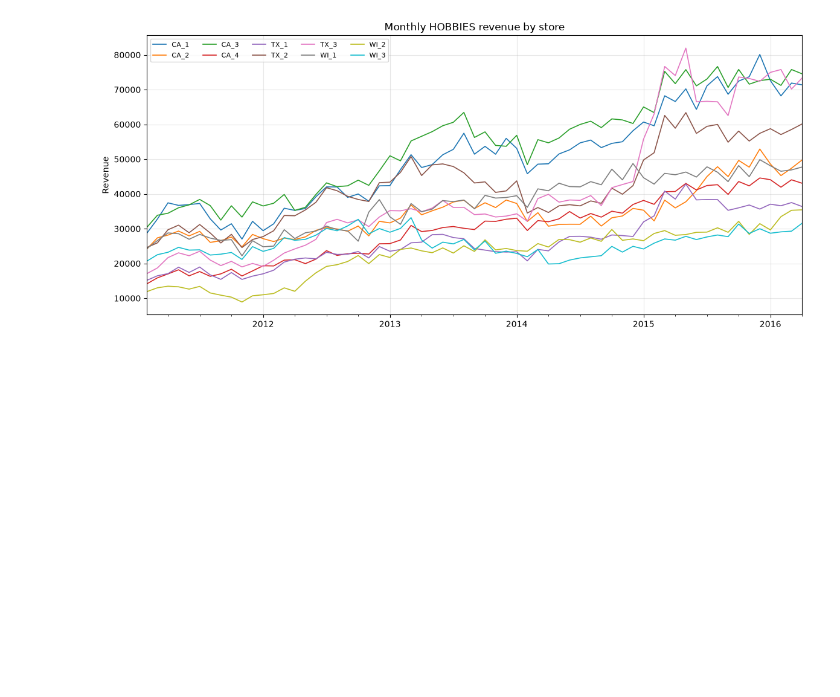
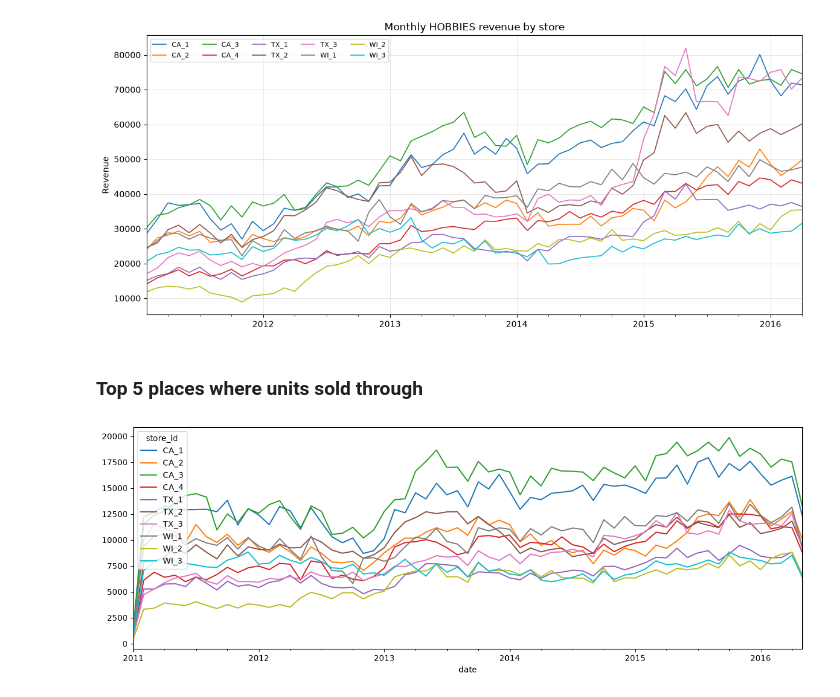
Before and after one commit to Hassan3924/M5-Forecasting, a Jupyter notebook: main.ipynb, the cells around one changed output. Saved outputs shown, nothing was run; the diff lists cells and outputs as text; code cells hidden in the pictures; blank space fills up the shorter version.

```diff
--- a/main.ipynb
+++ b/main.ipynb
@@ -656,3 +592,10 @@ ax.legend(ncol=5, fontsize=8, title=None)
 ax.grid(alpha=.3)
 # %% [output]
 [figure]
+# %% [markdown]
+### Top 5 places where units sold through
+# %%
+unitsold_ot = s3.groupby([pd.Grouper(freq="MS"), "store_id"], observed=True)["units"].sum().unstack("store_id")
+ax = (unitsold_ot.plot(kind = "line", figsize = (15, 5)))
+# %% [output]
+[figure, added]
```
Also changed, not shown: parts of 19 cells of this notebook.
